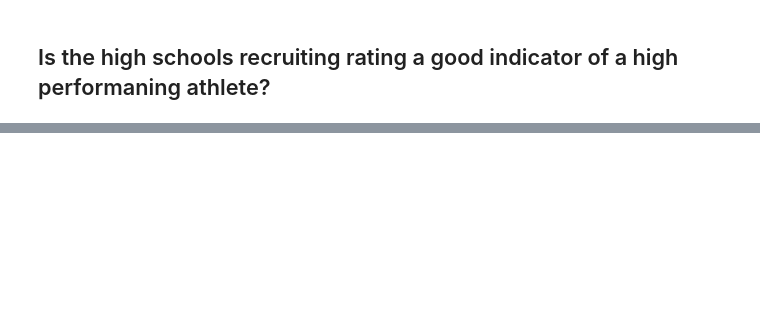
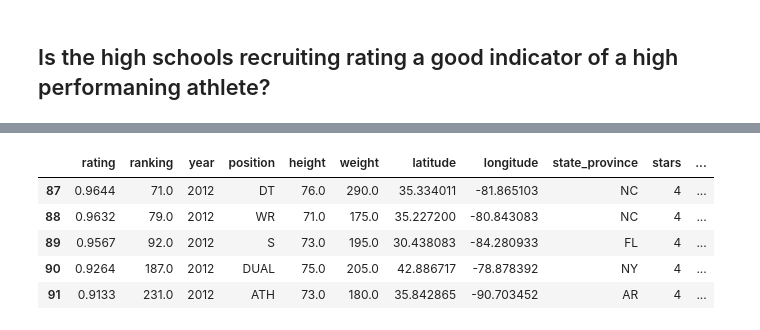
Before and after one commit to chrismca13/CFB_draft_propensity, a Jupyter notebook: notebooks/2_join_data_M2.ipynb, the cells around one changed output, grey strips where cells are left out. Cells and saved outputs as stored; diff of their text form; code cells hidden in the pictures; blank space fills up the shorter version.

```diff
--- a/notebooks/2_join_data_M2.ipynb
+++ b/notebooks/2_join_data_M2.ipynb
@@ -107,7 +108,8 @@ df_teams.head()
 # %%
 # Add team features to our recruit-draft dataset
+# NOTE: by making this an inner join, we are only including players who committed to a school, which we believe is the correct assumption.
 
-merged_df = pd.merge(left = merged_df, right = df_teams, left_on = 'committed_to', right_on = 'school')
+merged_df = pd.merge(left = merged_df, right = df_teams, left_on = 'committed_to', right_on = 'school', how = 'inner')
 # %%
 # Drop unneeded columns:
 drop_cols = ['name', 'recruit_type', 'athlete_id', 'Rnd', 'Pick', 'Player'
@@ -139,0 +142,5 @@ merged_df.sample(5)
+# %%
+# bring in dataset showing a team's 2-year window success
+df_team_year['season'] = df_team_year['season'].fillna(0).astype(int) # one of the 2,000 records for the season column was null.. not sure why.
+df_team_year = df_team_year[['school', 'season', 'wins_rolling_2year', 'games_played_rolling_2year', 'post_season_wins_rolling_2year', 'point_diff_rolling_2year', 'win_pct_rolling_2year']]
+df_team_year.head()
@@ -139,0 +154,14 @@ merged_df.sample(5)
+# %%
+df_final = pd.merge(left = merged_df, right = df_team_year, how = 'left', left_on = ['committed_to', 'year'], right_on = ['school', 'season'])
+
+# Game data begins in 2010.
+# with a 2-year lag, the earliest year with data is 2012.
+df_final = df_final[df_final['year'] >= 2012]
+df_final.head()
+# %% [output]
+|  | rating | ranking | year | position | height | weight | latitude | longitude | state_province | stars | ... |
+| 87 | 0.9644 | 71.0 | 2012 | DT | 76.0 | 290.0 | 35.334011 | -81.865103 | NC | 4 | ... |
+| 88 | 0.9632 | 79.0 | 2012 | WR | 71.0 | 175.0 | 35.227200 | -80.843083 | NC | 4 | ... |
+| 89 | 0.9567 | 92.0 | 2012 | S | 73.0 | 195.0 | 30.438083 | -84.280933 | FL | 4 | ... |
+| 90 | 0.9264 | 187.0 | 2012 | DUAL | 75.0 | 205.0 | 42.886717 | -78.878392 | NY | 4 | ... |
+| 91 | 0.9133 | 231.0 | 2012 | ATH | 73.0 | 180.0 | 35.842865 | -90.703452 | AR | 4 | ... |
```
Also changed, not shown: parts of 9 cells of this notebook.
